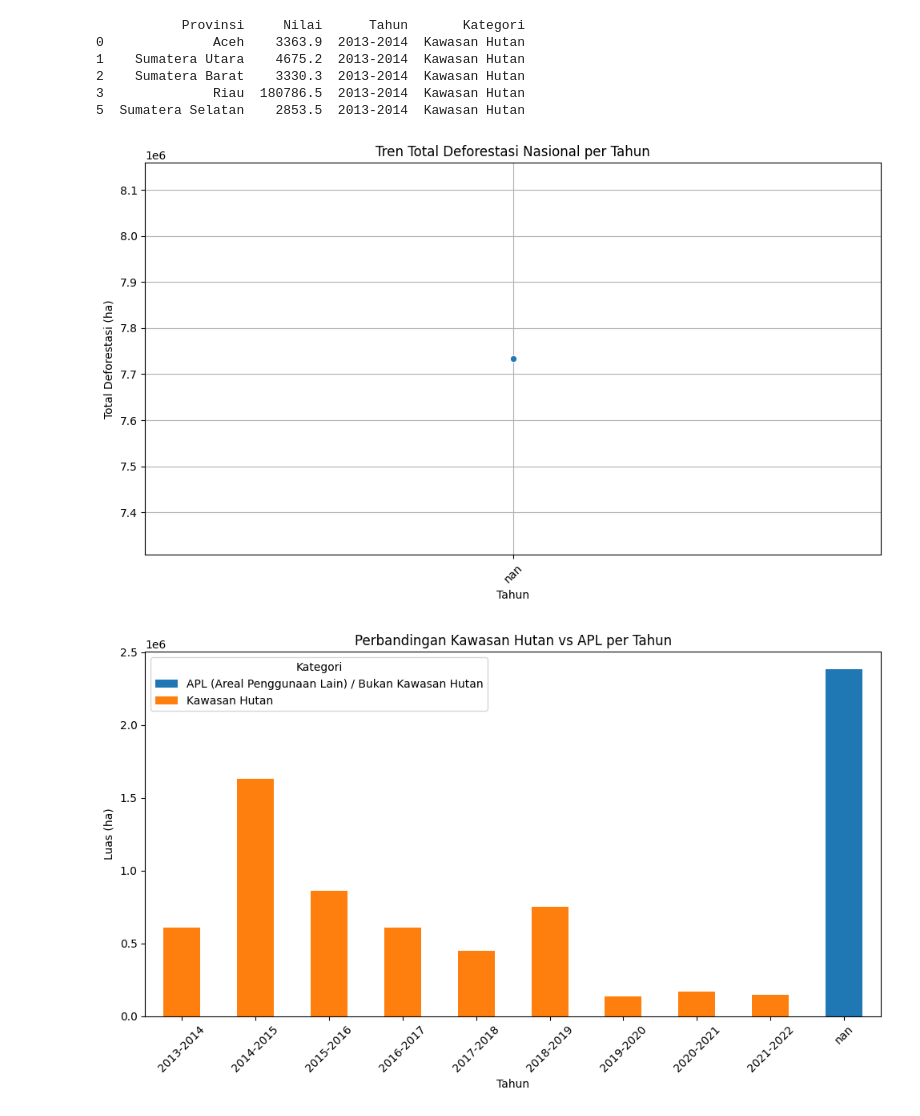
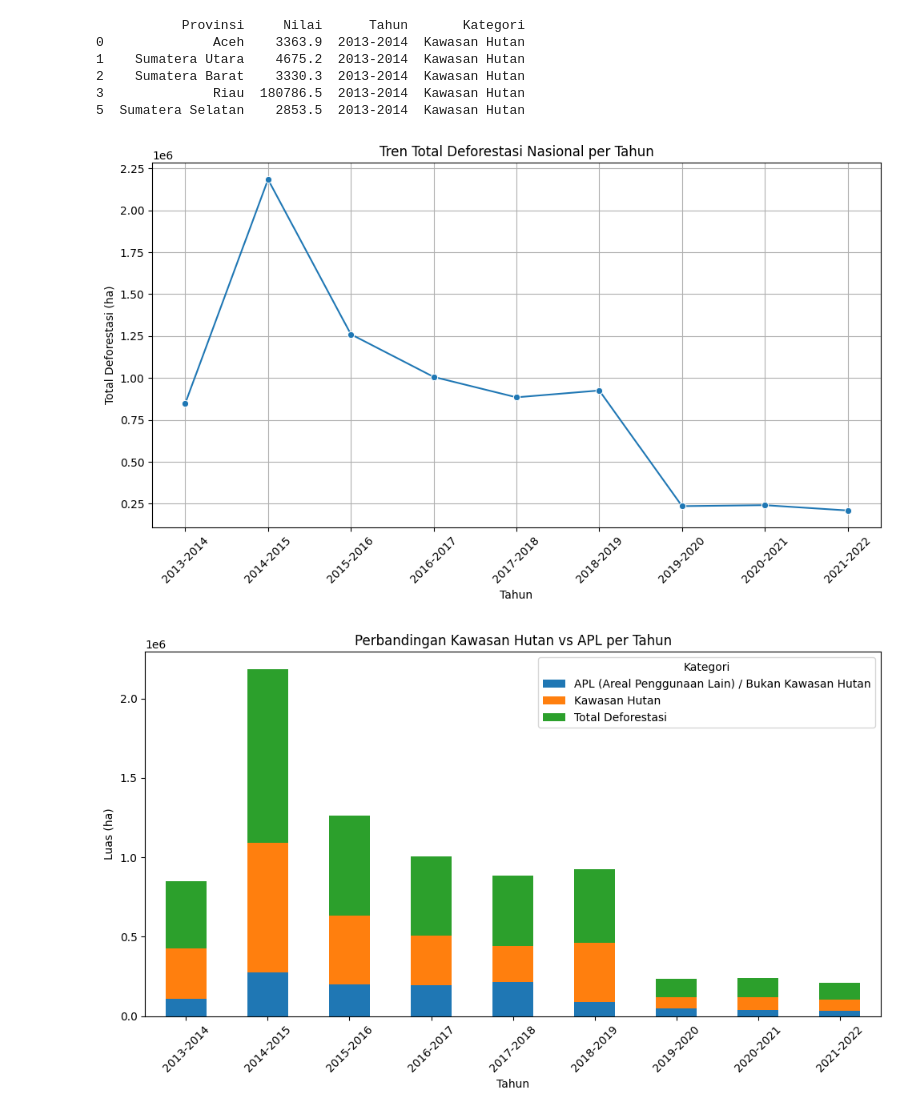
Before and after one commit to rezachairul/TubesVisdat2025, a Jupyter notebook: preprosesing_data_kelompok_9.ipynb, the cells around one changed output. Drawn from its saved outputs; the diff is of its cells as text; code cells hidden in the pictures.

```diff
--- a/preprosesing_data_kelompok_9.ipynb
+++ b/preprosesing_data_kelompok_9.ipynb
@@ -54,7 +54,8 @@ import matplotlib.pyplot as plt
 import seaborn as sns
 
 # Filter kategori deforestasi
-df_deforestasi = df_melted[df_melted['Kategori'].str.contains("Deforestasi", case=False)]
+df_deforestasi = pd.read_csv("dataset/datasetTubes_cleaned-2.csv")
+# df_deforestasi = df_melted[df_melted['Kategori'].str.contains("Deforestasi", case=False)]
 
 # Agregasi total per tahun
 total_per_tahun = df_deforestasi.groupby("Tahun")["Nilai"].sum().reset_index()
@@ -70,26 +71,26 @@ plt.grid(True)
 plt.tight_layout()
 plt.show()
 # %% [output]
-[figure, old version]
+[figure, new version]
 # %%
 #  Perbandingan Kawasan Hutan vs APL per Tahun (Stacked Bar Chart)
 # Filter data yang mengandung 'Kawasan Hutan' atau 'APL'
-df_kawasan_apl = df_melted[df_melted['Kategori'].str.contains("Kawasan Hutan|APL", case=False)]
+df_kawasan_apl = pd.read_csv("dataset/datasetTubes_cleaned-2.csv")
 
 # Agregasi
 kawasan_apl_tahun = df_kawasan_apl.groupby(['Tahun', 'Kategori'])['Nilai'].sum().unstack()
 
 # Plot stacked bar chart
 kawasan_apl_tahun.plot(kind='bar', stacked=True, figsize=(10, 6))
 plt.title("Perbandingan Kawasan Hutan vs APL per Tahun")
 plt.ylabel("Luas (ha)")
 plt.xlabel("Tahun")
 plt.xticks(rotation=45)
 plt.legend(title="Kategori")
 plt.tight_layout()
 plt.show()
 # %% [output]
-[figure, old version]
+[figure, new version]
 # %%
 #  Perbandingan Kawasan Hutan vs APL per Tahun (Stacked Bar Chart)
 # Agregasi total deforestasi per provinsi
```
Also changed, not shown: parts of 3 cells of this notebook, 2 other files.
